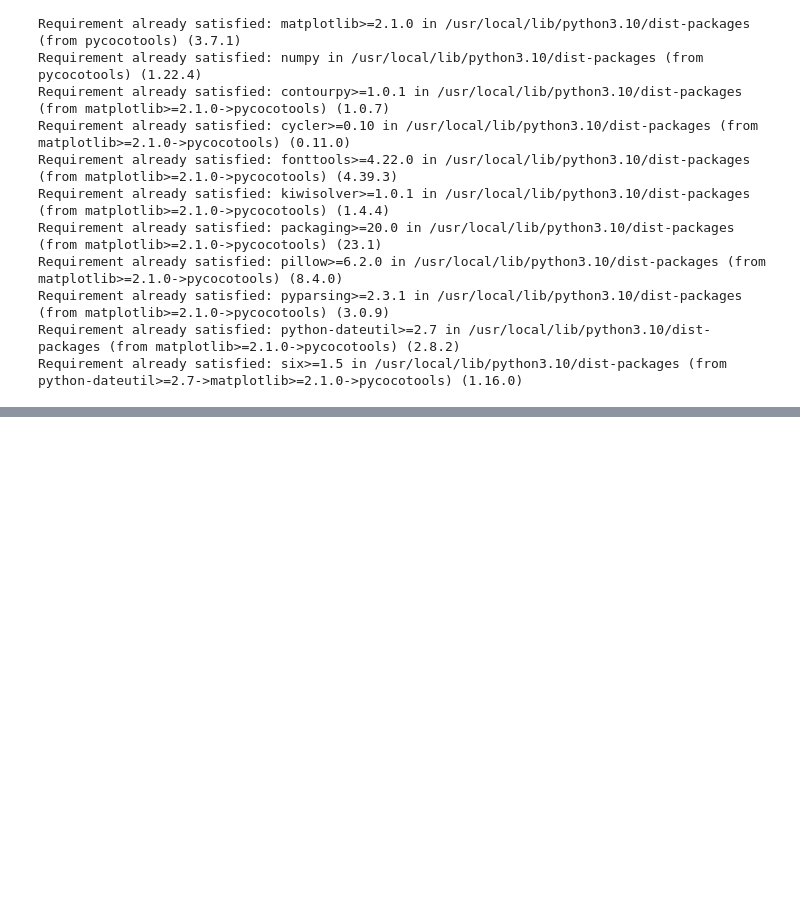
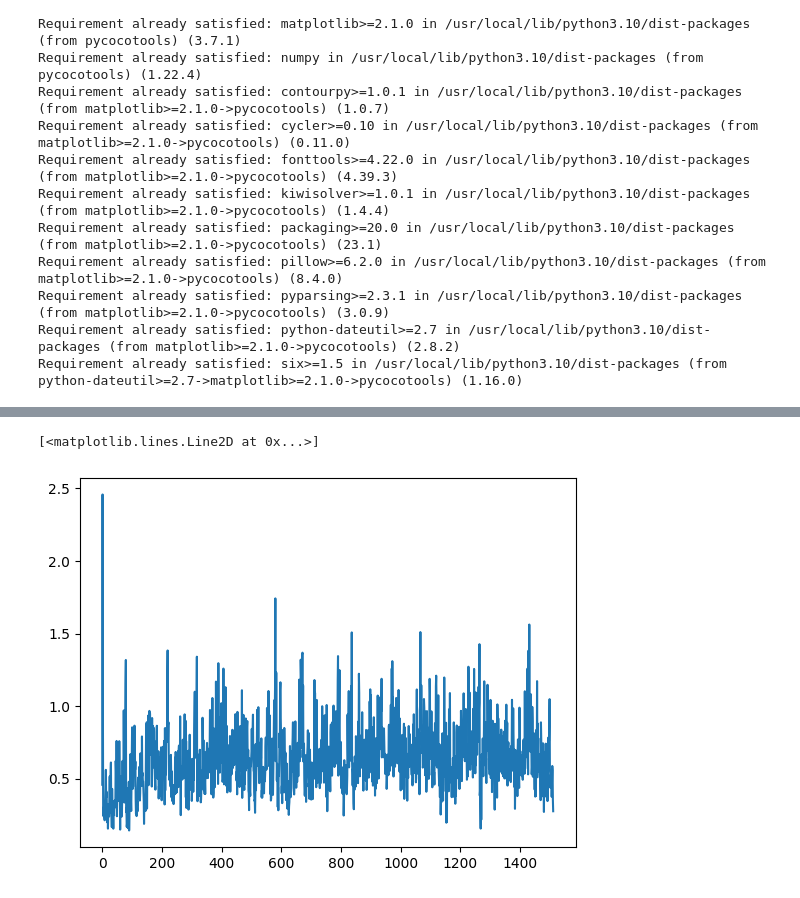
Before and after one commit to deepaksingh26113/License-plate-character-recognition, a Jupyter notebook: AmlProject/aml_project.ipynb, the cells around one changed output, grey strips where cells are left out. Cells and saved outputs as stored; diff of their text form; code cells hidden in the pictures; blank space fills up the shorter version.

```diff
--- a/AmlProject/aml_project.ipynb
+++ b/AmlProject/aml_project.ipynb
@@ -216 +230,3 @@ device = torch.device("cuda")
 model = model.to(device)
+# %%
+device = "cuda" if torch.cuda.is_available() else "cpu"
@@ -466,0 +252,40 @@ reporter.write(json.dumps(all_losses_dict))
+# %%
+all_losses = []
+all_losses_dict = []
+model.train()
+for i in range(8):
+    for step,train_batch in tqdm(enumerate(train_loader)):
+        model.train()
+        modimg=[image for image in train_batch[0].to(device)]
+        modtarg=[]
+        print(len(train_batch[0]))
+        for i in range(len(train_batch[0])):
+          modtarg.append( {
+          'boxes':train_batch[1][i].to(device),
+          'labels':train_batch[2][i].to(device),
+          'image_id':train_batch[3][i].to(device),
+          'area':train_batch[4][i].to(device)
+        } )
+        loss_dict = model(modimg, modtarg) # the model computes the loss automatically if we pass in targets
+        losses = sum(loss for loss in loss_dict.values())
+        loss_dict_append = {k: v.item() for k, v in loss_dict.items()}
+        loss_value = losses.item()
+        print(f'step {step} loss {loss_dict}')
+        all_losses.append(loss_value)
+        all_losses_dict.append(loss_dict_append)
+
+        for i in range(len(modtarg)):
+          modimg[i].cpu()
+          modtarg[i]['boxes'].cpu()
+          modtarg[i]['labels'].cpu()
+          modtarg[i]['image_id'].cpu()
+          modtarg[i]['area'].cpu()
+
+        modimg=[]
+        modtarg=[]
+        gc.collect()
+
+        optimizer.zero_grad()
+        losses.backward()
+        optimizer.step()
+        scheduler.step()
@@ -466,0 +344,5 @@ reporter.write(json.dumps(all_losses_dict))
+# %%
+plt.plot(all_losses)
+# %% [output]
+[<matplotlib.lines.Line2D at 0x...>]
+[figure, added]
```
Also changed, not shown: parts of 102 cells of this notebook.
